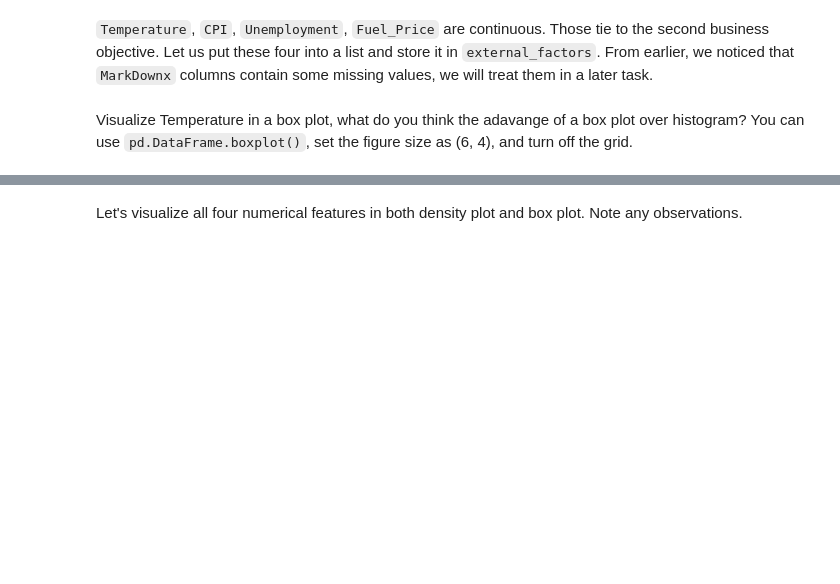
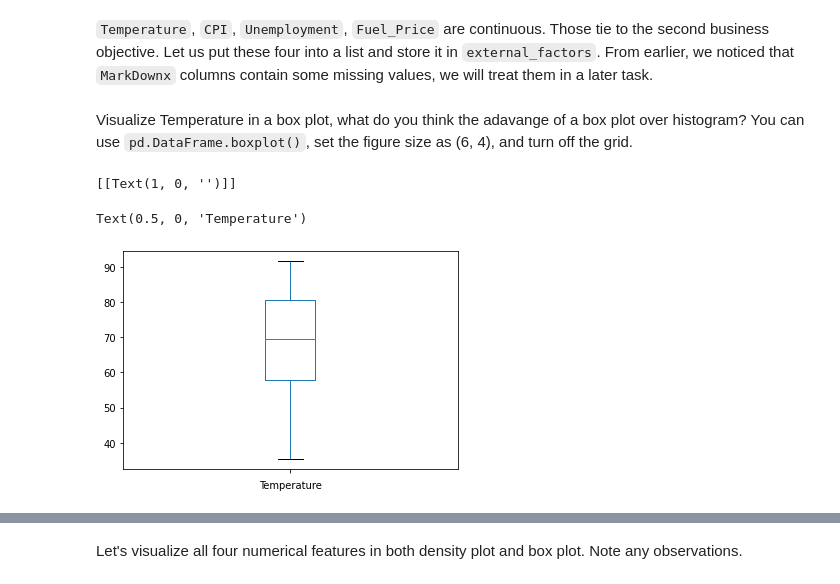
Before and after one commit to cimoody/MLE-7, a Jupyter notebook: assignments/eda-walmart-sales/nb/walmart-sales-data.ipynb, the cells around one changed output, grey strips where cells are left out. Saved outputs shown, nothing was run; the diff lists cells and outputs as text; code cells hidden in the pictures; blank space fills up the shorter version.

```diff
--- a/assignments/eda-walmart-sales/nb/walmart-sales-data.ipynb
+++ b/assignments/eda-walmart-sales/nb/walmart-sales-data.ipynb
@@ -423,3 +434,14 @@ external_factors = ['Temperature','CPI','Unemployment', 'Fuel_Price']
 Visualize Temperature in a box plot, what do you think the adavange of a box plot over histogram? You can use `pd.DataFrame.boxplot()`, set the figure size as (6, 4), and turn off the grid.
 # %%
 # YOUR CODE HERE
+TempPlot = pd.DataFrame.boxplot(df.Temperature, figsize=(6,4), grid=False)
+TempPlot.set(xticklabels=[])
+TempPlot.set_xlabel('Temperature')
+
+# reference for future
+# https://stackoverflow.com/questions/58476654/how-to-remove-or-hide-x-axis-labels-from-a-seaborn-matplotlib-plot
+# to get axis label correct
+# %% [output]
+[[Text(1, 0, '')]]
+Text(0.5, 0, 'Temperature')
+[figure, added]
```
Also changed, not shown: parts of 17 cells of this notebook, 7 other files.
